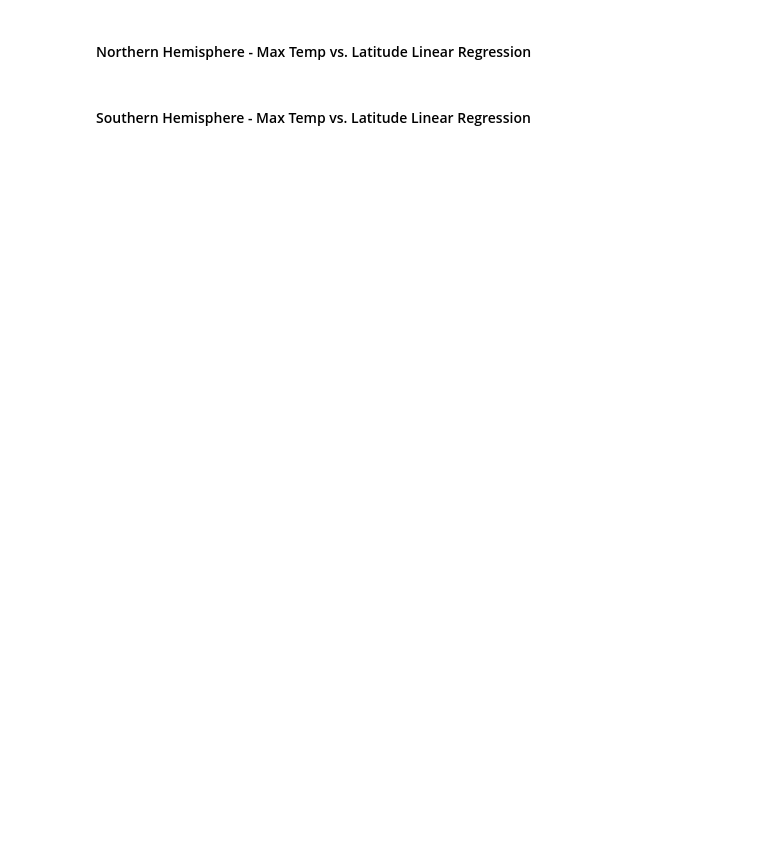
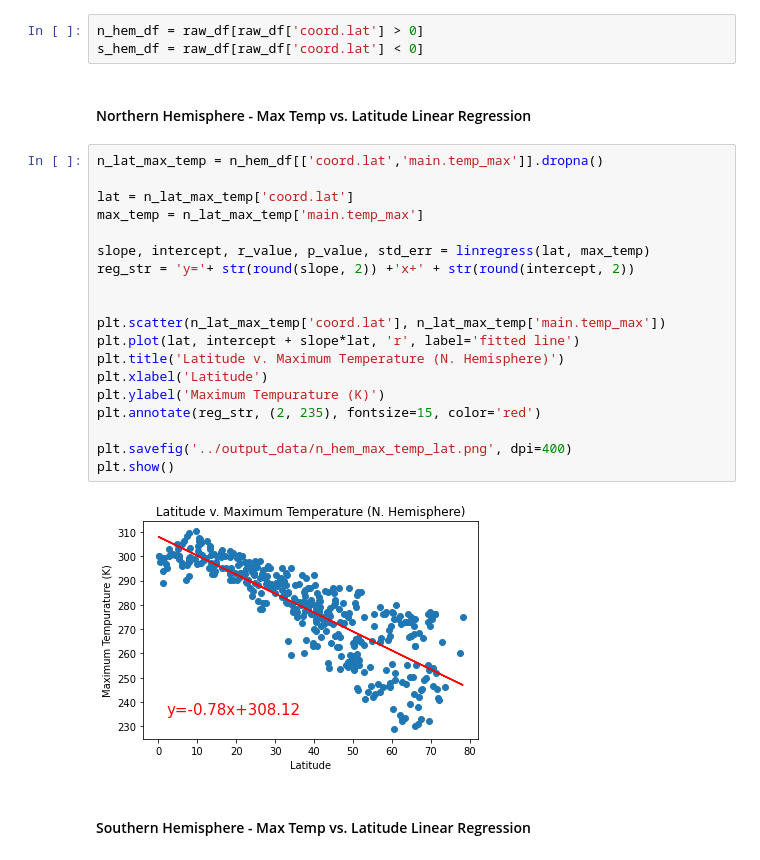
Before and after one commit to reccleston/python-api-challenge, a Jupyter notebook: WeatherPy/WeatherPy.ipynb, the cells around one changed output. Drawn from its saved outputs; the diff is of its cells as text; blank space fills up the shorter version.

```diff
--- a/WeatherPy/WeatherPy.ipynb
+++ b/WeatherPy/WeatherPy.ipynb
@@ -228,7 +228,31 @@ plt.show()
 [figure]
 # %% [markdown]
 ## Linear Regression
+# %%
+n_hem_df = raw_df[raw_df['coord.lat'] > 0]
+s_hem_df = raw_df[raw_df['coord.lat'] < 0]
 # %% [markdown]
 ####  Northern Hemisphere - Max Temp vs. Latitude Linear Regression
+# %%
+n_lat_max_temp = n_hem_df[['coord.lat','main.temp_max']].dropna()
+
+lat = n_lat_max_temp['coord.lat']
+max_temp = n_lat_max_temp['main.temp_max']
+
+slope, intercept, r_value, p_value, std_err = linregress(lat, max_temp)
+reg_str = 'y='+ str(round(slope, 2)) +'x+' + str(round(intercept, 2))
+
+
+plt.scatter(n_lat_max_temp['coord.lat'], n_lat_max_temp['main.temp_max'])
+plt.plot(lat, intercept + slope*lat, 'r', label='fitted line')
+plt.title('Latitude v. Maximum Temperature (N. Hemisphere)')
+plt.xlabel('Latitude')
+plt.ylabel('Maximum Tempurature (K)')
+plt.annotate(reg_str, (2, 235), fontsize=15, color='red')
+
+plt.savefig('../output_data/n_hem_max_temp_lat.png', dpi=400)
+plt.show()
+# %% [output]
+[figure, added]
 # %% [markdown]
 ####  Southern Hemisphere - Max Temp vs. Latitude Linear Regression
```
Also changed, not shown: parts of 7 cells of this notebook, 8 other files.
